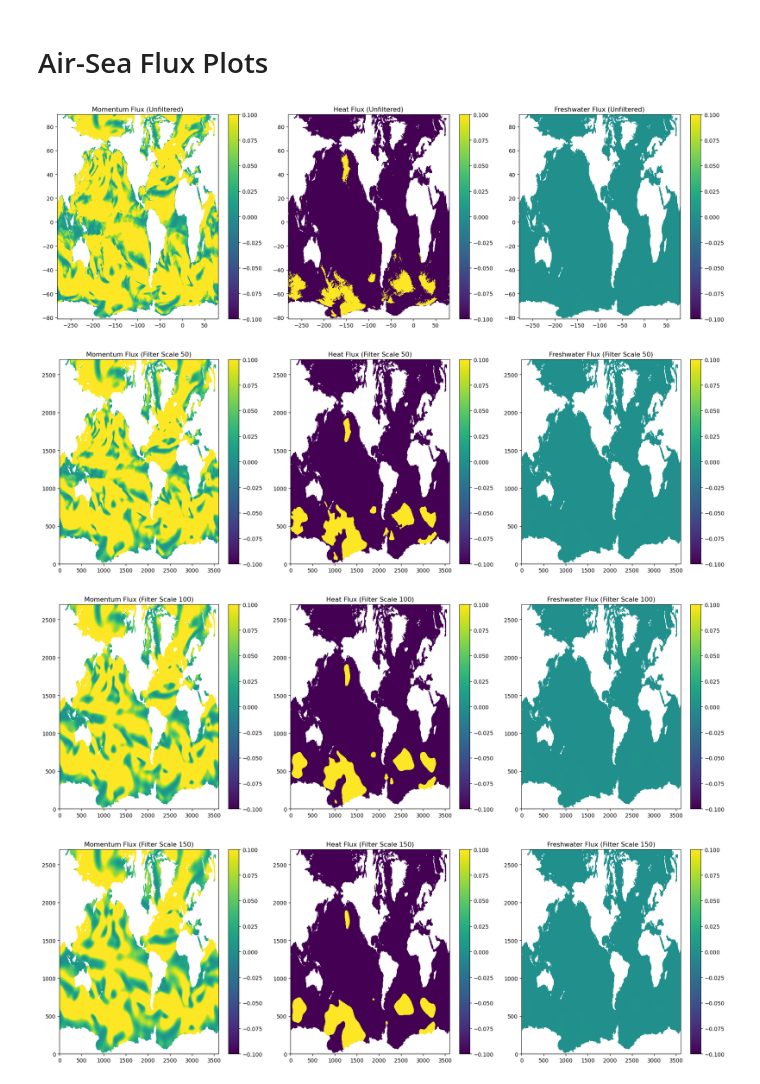
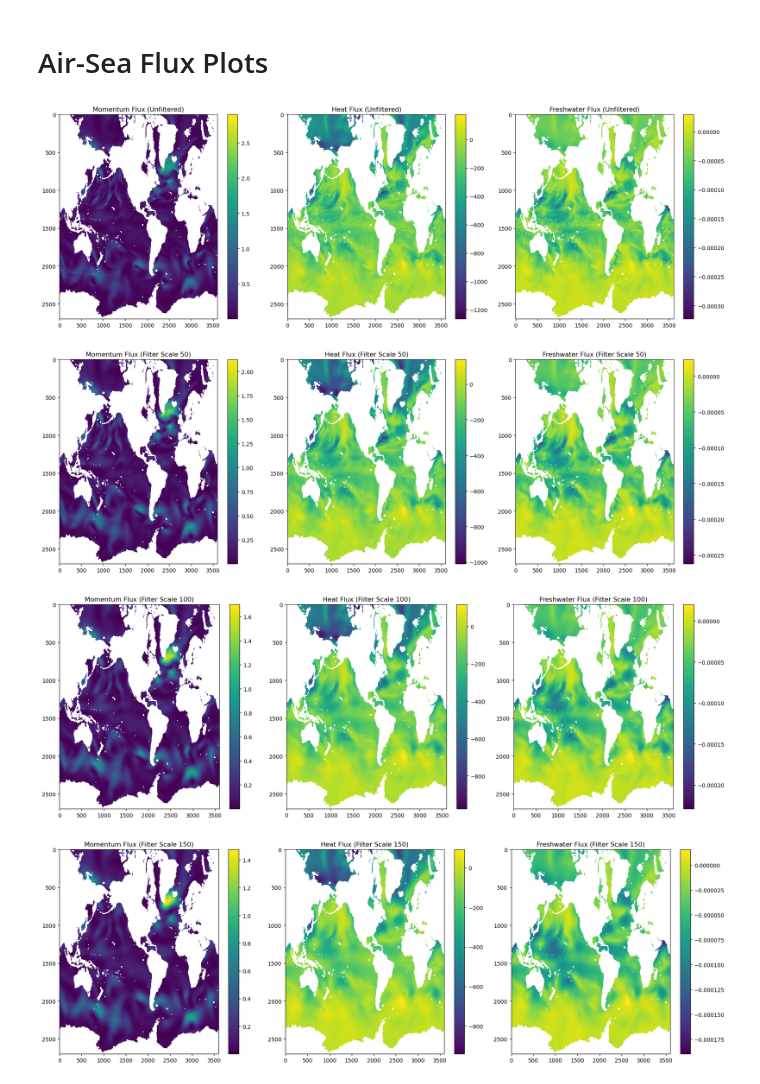
Before and after one commit to ocean-transport/cm26_diagnostics, a Jupyter notebook: airSeaFluxAnomalies_filterScales.ipynb, the cells around one changed output. Drawn from its saved outputs; the diff is of its cells as text; code cells hidden in the pictures.

```diff
--- a/airSeaFluxAnomalies_filterScales.ipynb
+++ b/airSeaFluxAnomalies_filterScales.ipynb
@@ -731,43 +922,44 @@ snapshot = ds_in.isel(time=0)
 ql, qh, taux, tauy, evap =  noskin(
         snapshot.surface_temp,
         snapshot.t_ref,
         snapshot.q_ref,
         snapshot.u_relative,
         snapshot.v_relative,
         slp=snapshot.slp,
         algo='ecmwf',
         zt=2,
         zu=1,
 )
 
-momflux = np.sqrt( taux ** 2 + tauy ** 2 ).values
-heatflux = (ql + qh).values
-freshflux = evap.values
+momflux = np.sqrt( taux ** 2 + tauy ** 2 )
+heatflux = ql + qh
+freshflux = evap
 
 # Create a horizontal layout for three subplots
 fig, (ax1, ax2, ax3) = plt.subplots(1, 3, figsize=(18, 6))
 
-# Get x and y coordinates
-x = snapshot.xt_ocean
-y = snapshot.yt_ocean
+# Rotate each data array by 180 degrees and flip horizontally
+rot_momflux = np.fliplr(np.rot90(momflux, 2))
+rot_heatflux = np.fliplr(np.rot90(heatflux, 2))
+rot_freshflux = np.fliplr(np.rot90(freshflux, 2))
 
 # Add data to each subplot
-im1 = ax1.pcolor(x, y, momflux, vmin=momflux.min(), vmax=momflux.max())
+im1 = ax1.imshow(rot_momflux, aspect='auto')
 ax1.set_title("Momentum Flux (Unfiltered)")
 fig.colorbar(im1, ax=ax1)
 
-im2 = ax2.pcolor(x, y, heatflux, vmin=heatflux.min(), vmax=heatflux.max())
+im2 = ax2.imshow(rot_heatflux, aspect='auto')
 ax2.set_title("Heat Flux (Unfiltered)")
 fig.colorbar(im2, ax=ax2)
 
-im3 = ax3.pcolor(x, y, freshflux, vmin=freshflux.min(), vmax=freshflux.max())
+im3 = ax3.imshow(rot_freshflux, aspect='auto')
 ax3.set_title("Freshwater Flux (Unfiltered)")
 fig.colorbar(im3, ax=ax3)
 
 plt.tight_layout()
 plt.show()
 # %% [output]
-[figure, old version]
+[figure, new version]
 # %%
 snapshot = ds_out_50.isel(time=0)
 
@@ -783,30 +975,35 @@ ql, qh, taux, tauy, evap =  noskin(
         zu=1,
 )
 
-momflux = np.sqrt( taux ** 2 + tauy ** 2 ).values
-heatflux = (ql + qh).values
-freshflux = evap.values
+momflux = np.sqrt( taux ** 2 + tauy ** 2 )
+heatflux = ql + qh
+freshflux = evap
 
 # Create a horizontal layout for three subplots
 fig, (ax1, ax2, ax3) = plt.subplots(1, 3, figsize=(18, 6))
 
+# Rotate each data array by 180 degrees and flip horizontally
+rot_momflux = np.fliplr(np.rot90(momflux, 2))
+rot_heatflux = np.fliplr(np.rot90(heatflux, 2))
+rot_freshflux = np.fliplr(np.rot90(freshflux, 2))
+
 # Add data to each subplot
-im1 = ax1.pcolor(momflux, vmin=momflux.min(), vmax=momflux.max())
+im1 = ax1.imshow(rot_momflux, aspect='auto')
 ax1.set_title("Momentum Flux (Filter Scale 50)")
 fig.colorbar(im1, ax=ax1)
 
-im2 = ax2.pcolor(heatflux, vmin=heatflux.min(), vmax=heatflux.max())
+im2 = ax2.imshow(rot_heatflux, aspect='auto')
 ax2.set_title("Heat Flux (Filter Scale 50)")
 fig.colorbar(im2, ax=ax2)
 
-im3 = ax3.pcolor(freshflux, vmin=freshflux.min(), vmax=freshflux.max())
+im3 = ax3.imshow(rot_freshflux, aspect='auto')
 ax3.set_title("Freshwater Flux (Filter Scale 50)")
 fig.colorbar(im3, ax=ax3)
 
 plt.tight_layout()
 plt.show()
 # %% [output]
-[figure, old version]
+[figure, new version]
 # %%
 snapshot = ds_out_100.isel(time=0)
 
@@ -822,30 +1019,35 @@ ql, qh, taux, tauy, evap =  noskin(
         zu=1,
 )
 
-momflux = np.sqrt( taux ** 2 + tauy ** 2 ).values
-heatflux = (ql + qh).values
-freshflux = evap.values
+momflux = np.sqrt( taux ** 2 + tauy ** 2 )
+heatflux = ql + qh
+freshflux = evap
 
 # Create a horizontal layout for three subplots
 fig, (ax1, ax2, ax3) = plt.subplots(1, 3, figsize=(18, 6))
 
+# Rotate each data array by 180 degrees and flip horizontally
+rot_momflux = np.fliplr(np.rot90(momflux, 2))
+rot_heatflux = np.fliplr(np.rot90(heatflux, 2))
+rot_freshflux = np.fliplr(np.rot90(freshflux, 2))
+
 # Add data to each subplot
-im1 = ax1.pcolor(momflux, vmin=momflux.min(), vmax=momflux.max())
+im1 = ax1.imshow(rot_momflux, aspect='auto')
 ax1.set_title("Momentum Flux (Filter Scale 100)")
 fig.colorbar(im1, ax=ax1)
 
-im2 = ax2.pcolor(heatflux, vmin=heatflux.min(), vmax=heatflux.max())
+im2 = ax2.imshow(rot_heatflux, aspect='auto')
 ax2.set_title("Heat Flux (Filter Scale 100)")
 fig.colorbar(im2, ax=ax2)
 
-im3 = ax3.pcolor(freshflux, vmin=freshflux.min(), vmax=freshflux.max())
+im3 = ax3.imshow(rot_freshflux, aspect='auto')
 ax3.set_title("Freshwater Flux (Filter Scale 100)")
 fig.colorbar(im3, ax=ax3)
 
 plt.tight_layout()
 plt.show()
 # %% [output]
-[figure, old version]
+[figure, new version]
 # %%
 snapshot = ds_out_150.isel(time=0)
 
@@ -868,20 +1070,25 @@ freshflux = evap.values
 # Create a horizontal layout for three subplots
 fig, (ax1, ax2, ax3) = plt.subplots(1, 3, figsize=(18, 6))
 
+# Rotate each data array by 180 degrees and flip horizontally
+rot_momflux = np.fliplr(np.rot90(momflux, 2))
+rot_heatflux = np.fliplr(np.rot90(heatflux, 2))
+rot_freshflux = np.fliplr(np.rot90(freshflux, 2))
+
 # Add data to each subplot
-im1 = ax1.pcolor(momflux, vmin=momflux.min(), vmax=momflux.max())
+im1 = ax1.imshow(rot_momflux, aspect='auto')
 ax1.set_title("Momentum Flux (Filter Scale 150)")
 fig.colorbar(im1, ax=ax1)
 
-im2 = ax2.pcolor(heatflux, vmin=heatflux.min(), vmax=heatflux.max())
+im2 = ax2.imshow(rot_heatflux, aspect='auto')
 ax2.set_title("Heat Flux (Filter Scale 150)")
 fig.colorbar(im2, ax=ax2)
 
-im3 = ax3.pcolor(freshflux, vmin=freshflux.min(), vmax=freshflux.max())
+im3 = ax3.imshow(rot_freshflux, aspect='auto')
 ax3.set_title("Freshwater Flux (Filter Scale 150)")
 fig.colorbar(im3, ax=ax3)
 
 plt.tight_layout()
 plt.show()
 # %% [output]
-[figure, old version]
+[figure, new version]
```
Also changed, not shown: parts of 17 cells of this notebook.
